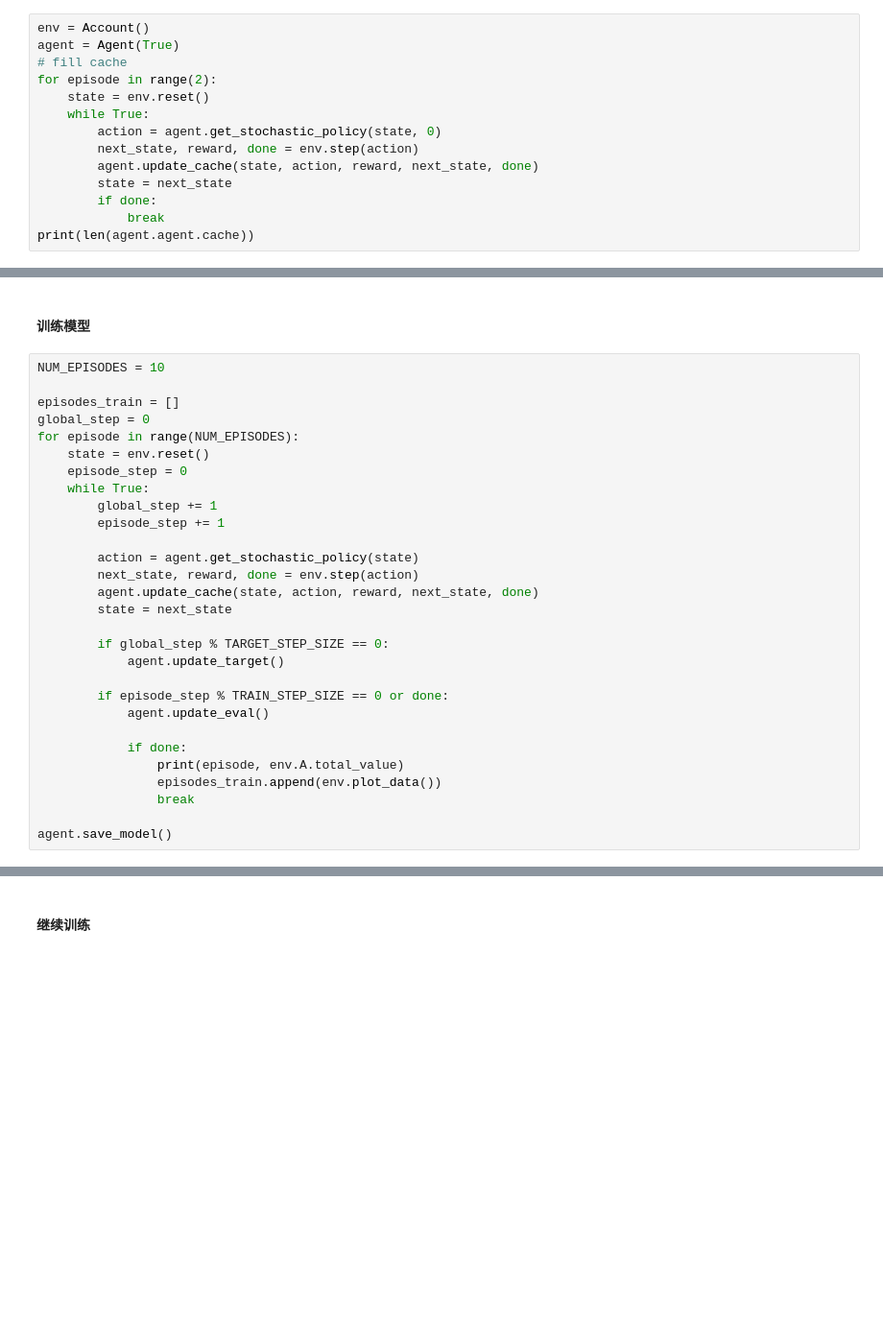
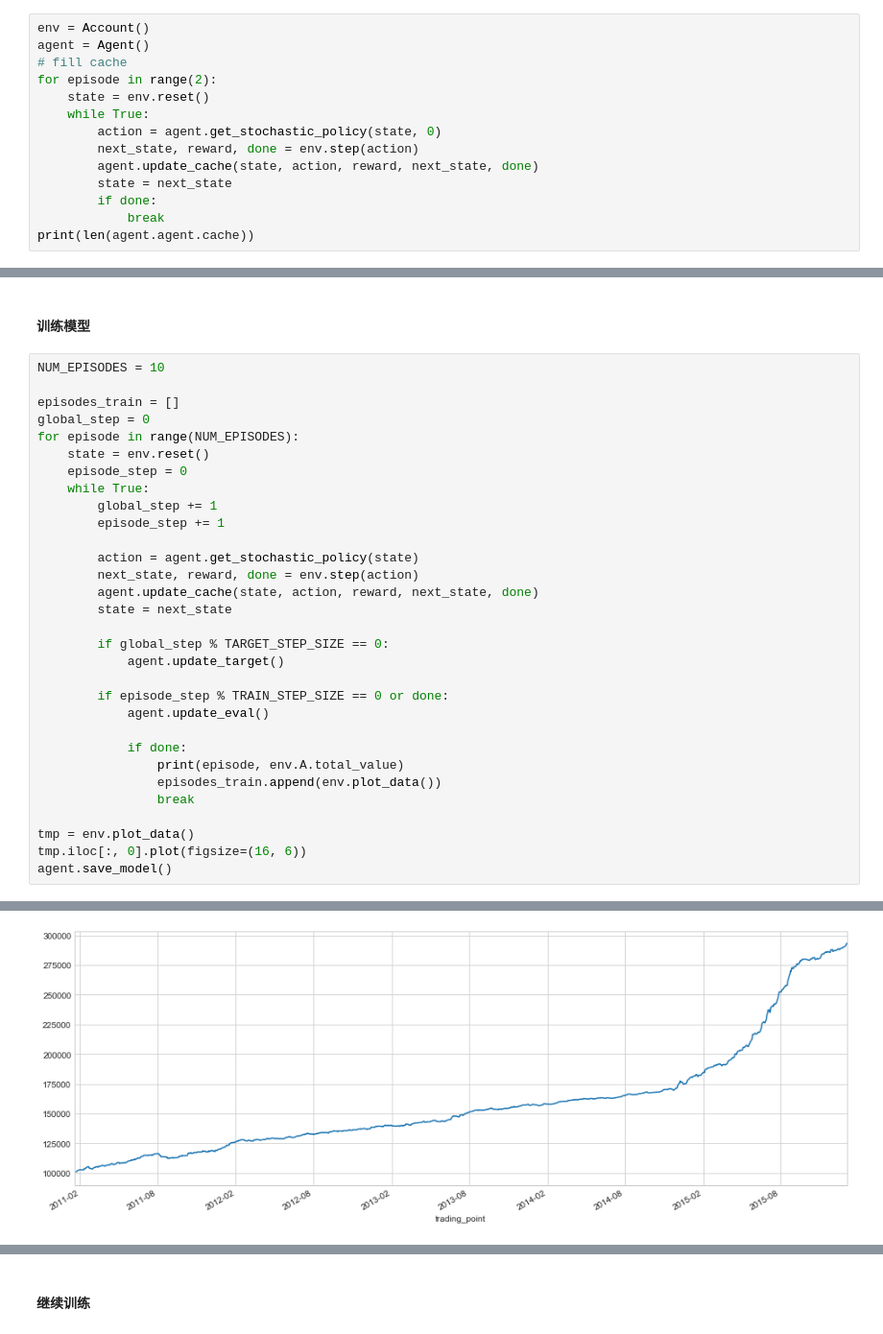
Before and after one commit to AlphaSmartDog/DeepLearningNotes, a Jupyter notebook: Note-5 DQN与HS300指数择时/D3QN_Scale/train_and_test.ipynb, the cells around one changed output, grey strips where cells are left out. Shown: that part at 96% size. Drawn from its saved outputs; the diff is of its cells as text; blank space fills up the shorter version.

```diff
--- a/Note-5 DQN与HS300指数择时/D3QN_Scale/train_and_test.ipynb
+++ b/Note-5 DQN与HS300指数择时/D3QN_Scale/train_and_test.ipynb
@@ -14,7 +14,7 @@ sns.set_style('whitegrid')
 #### 完全随机探索填充经验库
 # %%
 env = Account()
-agent = Agent(True)
+agent = Agent()
 # fill cache
 for episode in range(2):
     state = env.reset()
@@ -58,5 +58,7 @@ for episode in range(NUM_EPISODES):
                 episodes_train.append(env.plot_data())
                 break
 
+tmp = env.plot_data()
+tmp.iloc[:, 0].plot(figsize=(16, 6))
 agent.save_model()
 # %% [output]
@@ -71,0 +75 @@ agent.save_model()
+[figure, added]
```
Also changed, not shown: parts of 14 cells of this notebook, 38 other files.
